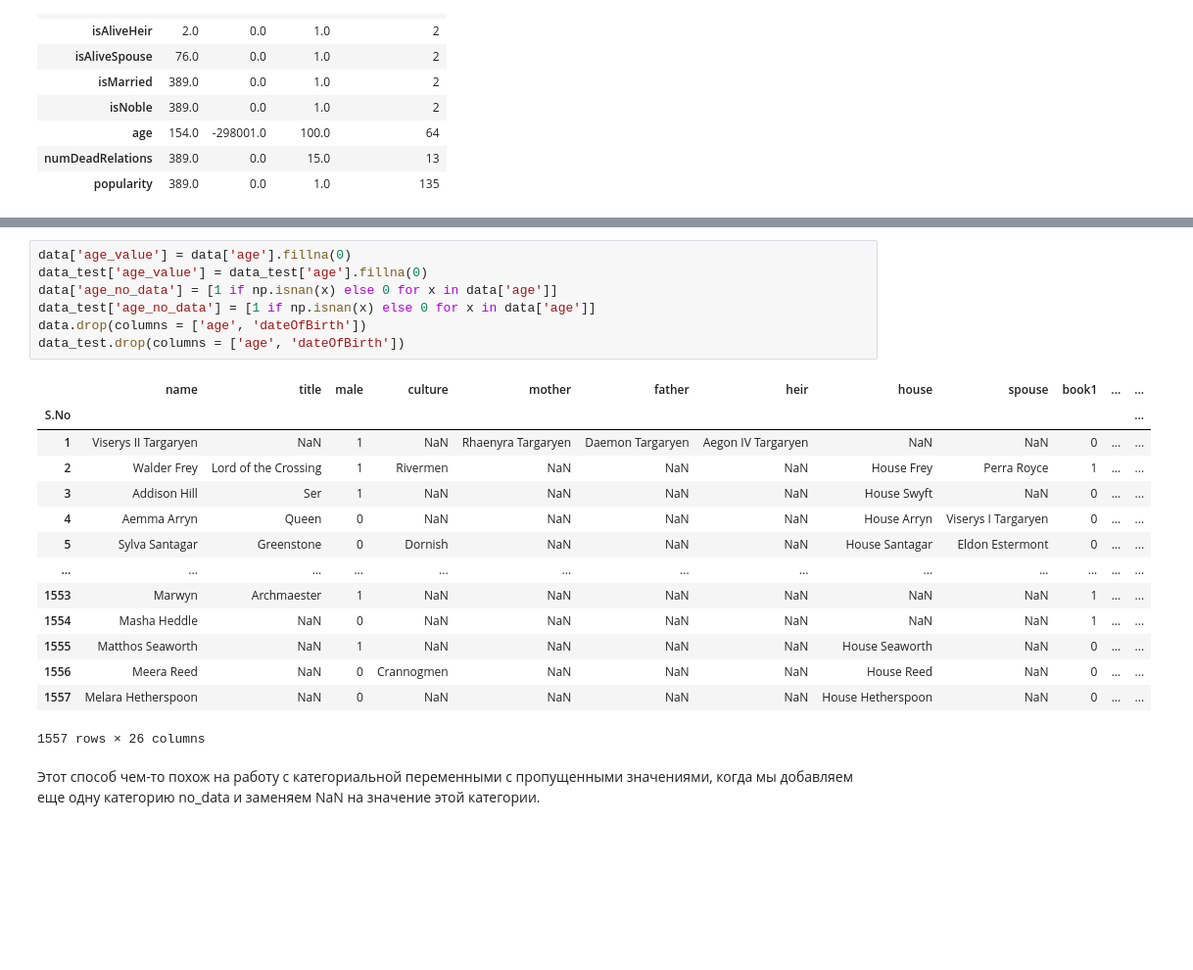
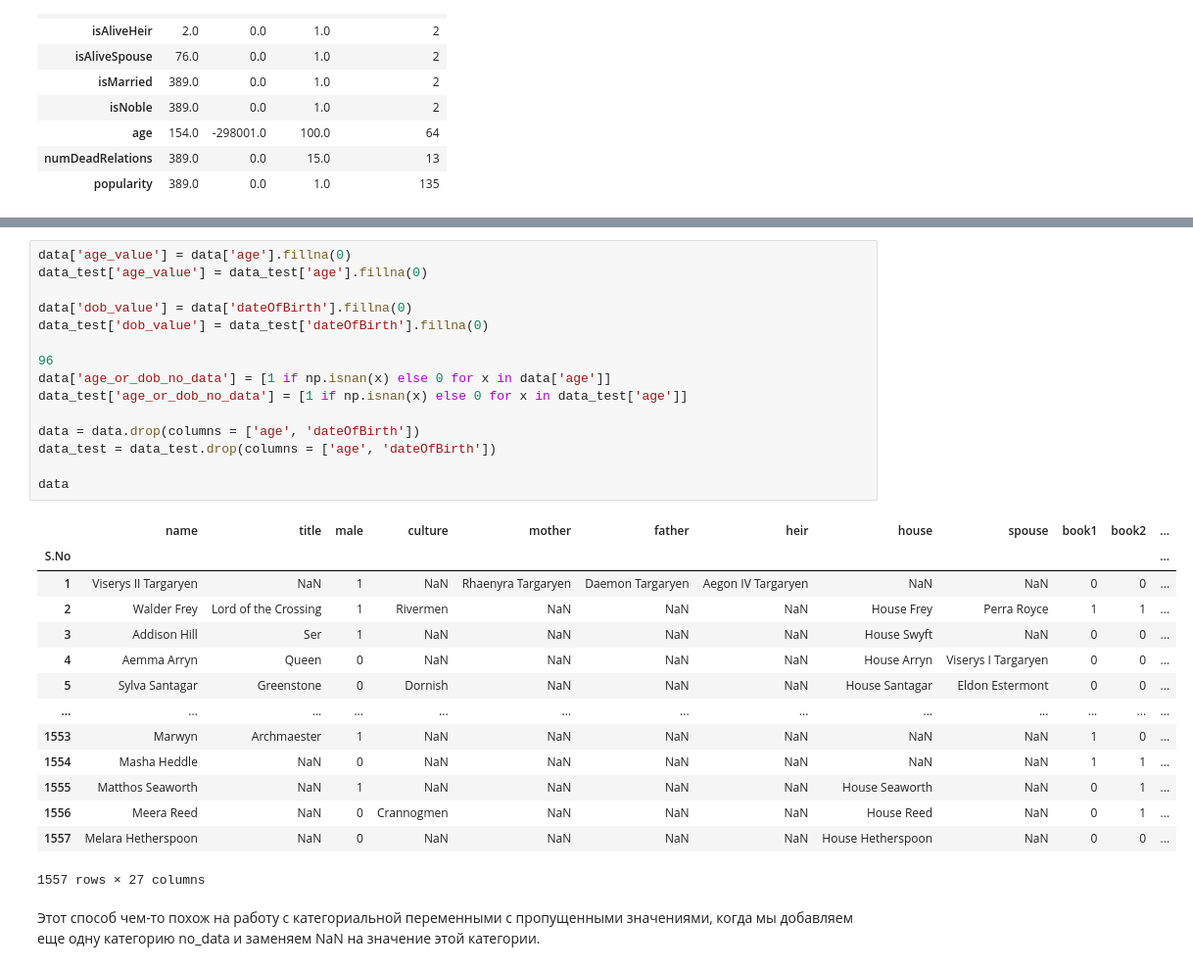
Before and after one commit to VaSiluck/Game_of_thrones_death_analysis, a Jupyter notebook: week_01_ml_intro/Homework/hw_1_game_of_thrones.ipynb, the cells around one changed output, grey strips where cells are left out. Shown at 98% size. Cells and saved outputs as stored; diff of their text form; blank space fills up the shorter version.

```diff
--- a/week_01_ml_intro/Homework/hw_1_game_of_thrones.ipynb
+++ b/week_01_ml_intro/Homework/hw_1_game_of_thrones.ipynb
@@ -306,25 +289,33 @@ sns.boxplot(data_test['age'])
 # %%
 data['age_value'] = data['age'].fillna(0)
 data_test['age_value'] = data_test['age'].fillna(0)
-data['age_no_data'] = [1 if np.isnan(x) else 0 for x in data['age']]
-data_test['age_no_data'] = [1 if np.isnan(x) else 0 for x in data['age']]
-data.drop(columns = ['age', 'dateOfBirth'])
-data_test.drop(columns = ['age', 'dateOfBirth'])
+
+data['dob_value'] = data['dateOfBirth'].fillna(0)
+data_test['dob_value'] = data_test['dateOfBirth'].fillna(0)
+
+96
+data['age_or_dob_no_data'] = [1 if np.isnan(x) else 0 for x in data['age']]
+data_test['age_or_dob_no_data'] = [1 if np.isnan(x) else 0 for x in data_test['age']]
+
+data = data.drop(columns = ['age', 'dateOfBirth'])
+data_test = data_test.drop(columns = ['age', 'dateOfBirth'])
+
+data
 # %% [output]
-|  | name | title | male | culture | mother | father | heir | house | spouse | book1 | ... | ... |
+|  | name | title | male | culture | mother | father | heir | house | spouse | book1 | book2 | ... |
 | S.No |  |  |  |  |  |  |  |  |  |  |  | ... |
-| 1 | Viserys II Targaryen | NaN | 1 | NaN | Rhaenyra Targaryen | Daemon Targaryen | Aegon IV Targaryen | NaN | NaN | 0 | ... | ... |
-| 2 | Walder Frey | Lord of the Crossing | 1 | Rivermen | NaN | NaN | NaN | House Frey | Perra Royce | 1 | ... | ... |
-| 3 | Addison Hill | Ser | 1 | NaN | NaN | NaN | NaN | House Swyft | NaN | 0 | ... | ... |
-| 4 | Aemma Arryn | Queen | 0 | NaN | NaN | NaN | NaN | House Arryn | Viserys I Targaryen | 0 | ... | ... |
-| 5 | Sylva Santagar | Greenstone | 0 | Dornish | NaN | NaN | NaN | House Santagar | Eldon Estermont | 0 | ... | ... |
+| 1 | Viserys II Targaryen | NaN | 1 | NaN | Rhaenyra Targaryen | Daemon Targaryen | Aegon IV Targaryen | NaN | NaN | 0 | 0 | ... |
+| 2 | Walder Frey | Lord of the Crossing | 1 | Rivermen | NaN | NaN | NaN | House Frey | Perra Royce | 1 | 1 | ... |
+| 3 | Addison Hill | Ser | 1 | NaN | NaN | NaN | NaN | House Swyft | NaN | 0 | 0 | ... |
+| 4 | Aemma Arryn | Queen | 0 | NaN | NaN | NaN | NaN | House Arryn | Viserys I Targaryen | 0 | 0 | ... |
+| 5 | Sylva Santagar | Greenstone | 0 | Dornish | NaN | NaN | NaN | House Santagar | Eldon Estermont | 0 | 0 | ... |
 | ... | ... | ... | ... | ... | ... | ... | ... | ... | ... | ... | ... | ... |
-| 1553 | Marwyn | Archmaester | 1 | NaN | NaN | NaN | NaN | NaN | NaN | 1 | ... | ... |
-| 1554 | Masha Heddle | NaN | 0 | NaN | NaN | NaN | NaN | NaN | NaN | 1 | ... | ... |
-| 1555 | Matthos Seaworth | NaN | 1 | NaN | NaN | NaN | NaN | House Seaworth | NaN | 0 | ... | ... |
-| 1556 | Meera Reed | NaN | 0 | Crannogmen | NaN | NaN | NaN | House Reed | NaN | 0 | ... | ... |
-| 1557 | Melara Hetherspoon | NaN | 0 | NaN | NaN | NaN | NaN | House Hetherspoon | NaN | 0 | ... | ... |
+| 1553 | Marwyn | Archmaester | 1 | NaN | NaN | NaN | NaN | NaN | NaN | 1 | 0 | ... |
+| 1554 | Masha Heddle | NaN | 0 | NaN | NaN | NaN | NaN | NaN | NaN | 1 | 1 | ... |
+| 1555 | Matthos Seaworth | NaN | 1 | NaN | NaN | NaN | NaN | House Seaworth | NaN | 0 | 1 | ... |
+| 1556 | Meera Reed | NaN | 0 | Crannogmen | NaN | NaN | NaN | House Reed | NaN | 0 | 1 | ... |
+| 1557 | Melara Hetherspoon | NaN | 0 | NaN | NaN | NaN | NaN | House Hetherspoon | NaN | 0 | 0 | ... |
-1557 rows × 26 columns
+1557 rows × 27 columns
 # %% [markdown]
 Этот способ чем-то похож на работу с категориальной переменными с пропущенными значениями, когда мы добавляем еще одну категорию no_data и заменяем NaN на значение этой категории.
 # %% [markdown]
```
Also changed, not shown: parts of 34 cells of this notebook.
